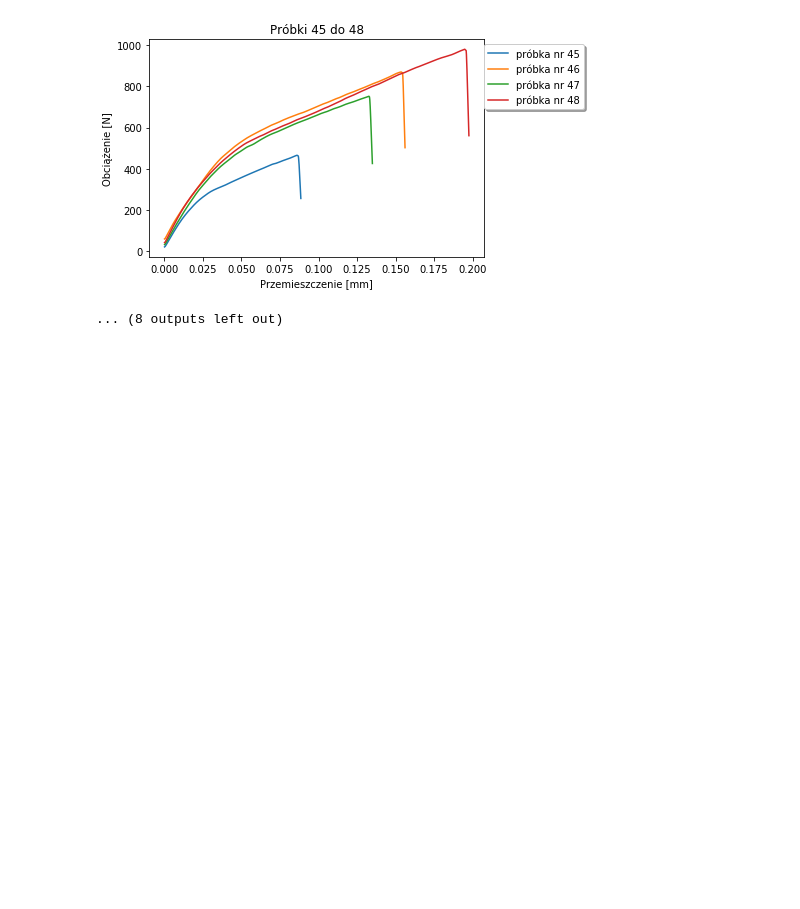
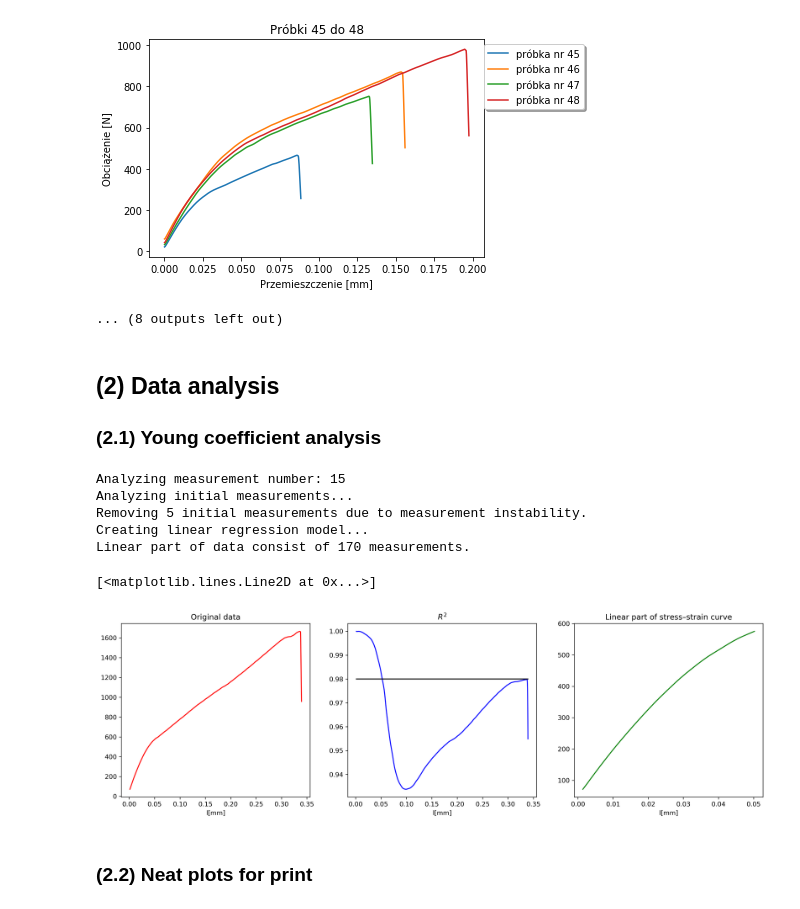
Before and after one commit to kbonna/miscellaneous, a Jupyter notebook: master_lechu/stress_stretch_analysis.ipynb, the cells around one changed output. Cells and saved outputs as stored; diff of their text form; code cells hidden in the pictures; blank space fills up the shorter version.

Commit message:
neat plotting

```diff
--- a/master_lechu/stress_stretch_analysis.ipynb
+++ b/master_lechu/stress_stretch_analysis.ipynb
@@ -92,3 +93,80 @@ for fig in range(math.ceil(N_sample/4)-1):
 [figure]
 [figure]
 ... (8 outputs left out)
+# %% [markdown]
+## (2) Data analysis
+### (2.1) Young coefficient analysis
+# %%
+%matplotlib inline
+import matplotlib.pyplot as plt
+import numpy as np
+from sklearn import linear_model
+
+m = 15
+threshold = .98 # r-square threshld
+
+#---------------
+x = strch_all[m-1]
+y = force_all[m-1]
+print(f'Analyzing measurement number: {m}')
+
+#--- prune biased initial measures
+print('Analyzing initial measurements...')
+der = [ (y[idx+1]-y[idx])/(x[idx+1]-x[idx]) for idx in range(len(x)-1) ] # difference quotient
+der2 = [ der[idx+1]-der[idx] for idx in range(len(der)-1) ]
+idx_prune = [ idx for idx, d in enumerate(der2) if d<200 ]
+idx_prune = idx_prune[0]
+x = x[idx_prune:]
+y = y[idx_prune:]
+print(f'Removing {idx_prune} initial measurements due to measurement instability.')
+
+#--- linear regression
+print('Creating linear regression model...')
+x_m = np.vstack([np.ones([len(x)]),np.asarray(x)]).T
+y_m = np.asarray(y)
+regr = linear_model.LinearRegression()
+fit = []
+for i in range(len(x)-1):
+    regr.fit(x_m[:i+1], y_m[:i+1])
+    fit.append(regr.score(x_m[:i+1], y_m[:i+1]))
+
+#--- separate linear range
+straight = [ idx for idx, f in enumerate(fit) if f>threshold ]
+idx = 0
+indices = []
+while (straight[idx+1]-straight[idx]==1) and idx<len(straight)-2:
+    indices.append(straight[idx])
+    idx += 1
+print(f'Linear part of data consist of {len(indices)} measurements.')
+
+#--- generate clean data
+x_clean = [x[idx] for idx in indices]
+y_clean = [y[idx] for idx in indices]
+
+#--- plotting
+fig = plt.figure(figsize=(18, 5), dpi=300, facecolor='w', edgecolor='k')
+
+plt.subplot(1,3,1)
+plt.title('Original data')
+plt.xlabel('l[mm]')
+plt.plot(x, y, 'r')
+
+plt.subplot(1,3,2)
+plt.title('$R^2$')
+plt.xlabel('l[mm]')
+plt.plot(x[1:],fit,'b',x[1:],[threshold for i in x[1:]],'k')
+
+plt.subplot(1,3,3)
+plt.title('Linear part of stress–strain curve')
+plt.xlabel('l[mm]')
+plt.plot(x_clean,y_clean,'g')
+# %% [output]
+Analyzing measurement number: 15
+Analyzing initial measurements...
+Removing 5 initial measurements due to measurement instability.
+Creating linear regression model...
+Linear part of data consist of 170 measurements.
+[<matplotlib.lines.Line2D at 0x...>]
+[figure, added]
+# %% [markdown]
+### (2.2) Neat plots for print
```
Also changed, not shown: parts of 10 cells of this notebook.
